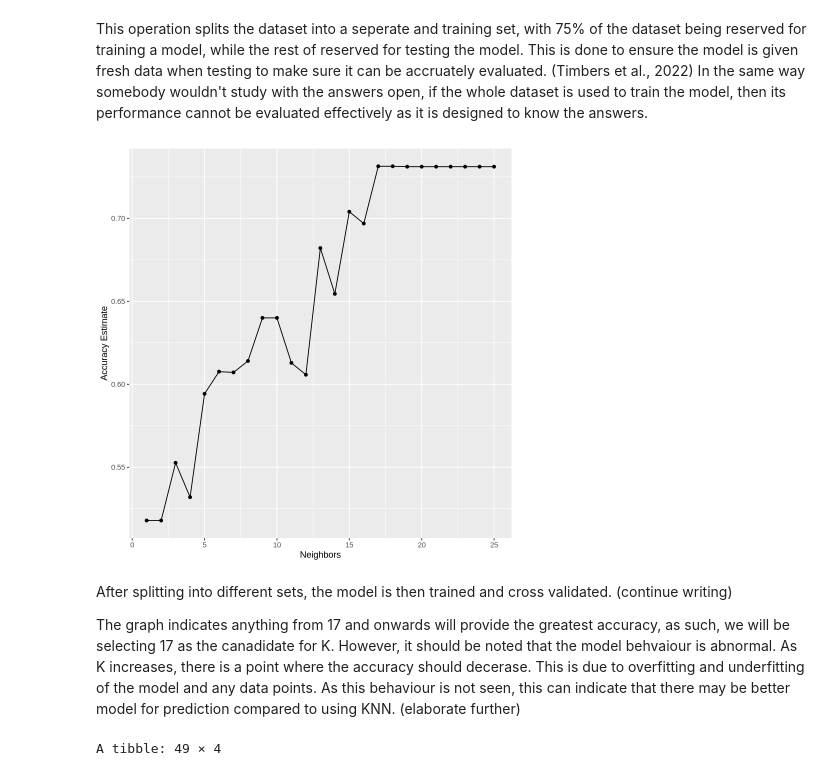
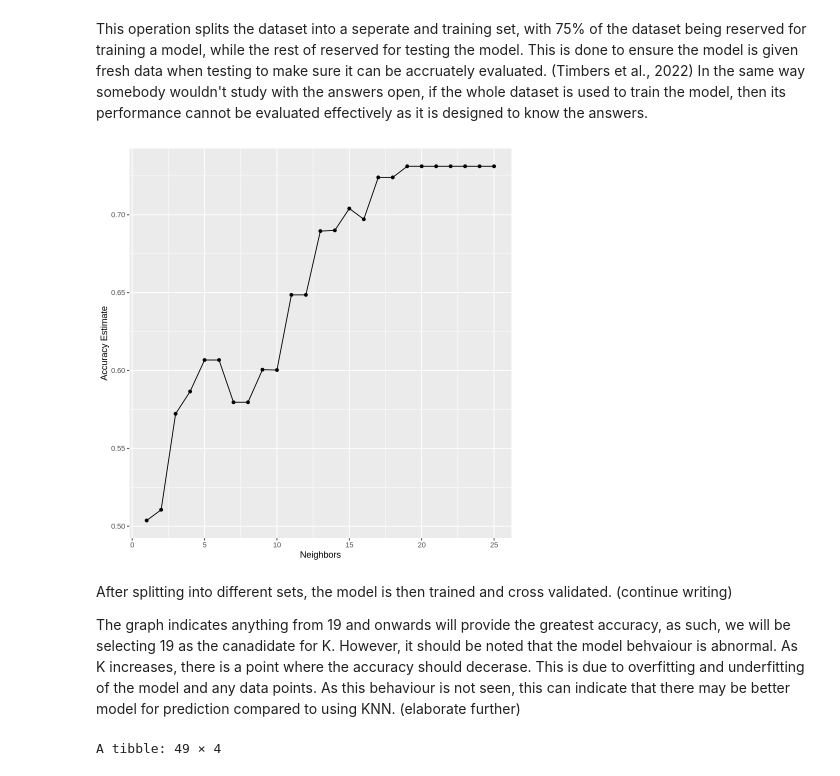
Before and after one commit to Vivian-Bi/ds_final_project, a Jupyter notebook: Final Group Project.ipynb, the cells around one changed output. Drawn from its saved outputs; the diff is of its cells as text; code cells hidden in the pictures.

Commit message:
Added exploratory visualizations, scaled and centered model

```diff
--- a/Final Group Project.ipynb
+++ b/Final Group Project.ipynb
@@ -218,37 +244,40 @@ player_testing <- testing(player_split)
 This operation splits the dataset into a seperate and training set, with 75% of the dataset being reserved for training a model, while the rest of reserved for testing the model. This is done to ensure the model is given fresh data when testing to make sure it can be accruately evaluated. (Timbers et al., 2022) In the same way somebody wouldn't study with the answers open, if the whole dataset is used to train the model, then its performance cannot be evaluated effectively as it is designed to know the answers.
 # %%
 ## Testing and cross-validation for N value
+set.seed(2025)
 
 knn_spec <- nearest_neighbor(weight_func = "rectangular", neighbors = tune()) |>
     set_engine("kknn")|>
     set_mode("classification")
 
-player_recipe <- recipe(subscribe ~ played_hours + Age, data = player_training)
+player_recipe <- recipe(subscribe ~ played_hours + Age, data = player_training) |>
+    step_scale(all_predictors()) |>
+    step_center(all_predictors())
 
 player_vfold <- vfold_cv(player_training, v = 5, strata = subscribe)
 
 k_vals <- tibble(neighbors = seq(from = 1, to = 25, by = 1))
 player_results <- workflow() |>
       add_recipe(player_recipe) |>
       add_model(knn_spec) |>
       tune_grid(resamples = player_vfold, grid = k_vals) |>
       collect_metrics()
 
 accuracies <- player_results |>
      filter(.metric == "accuracy")
 
 cross_val_plot <- ggplot(accuracies, aes(x = neighbors, y = mean))+
       geom_point() +
       geom_line() +
       labs(x = "Neighbors", y = "Accuracy Estimate")
 
 cross_val_plot
 # %% [output]
-[figure, old version]
+[figure, new version]
 # %% [markdown]
 After splitting into different sets, the model is then trained and cross validated. (continue writing)
 
-The graph indicates anything from 17 and onwards will provide the greatest accuracy, as such, we will be selecting 17 as the canadidate for K. However, it should be noted that the model behvaiour is abnormal. As K increases, there is a point where the accuracy should decerase. This is due to overfitting and underfitting of the model and any data points. As this behaviour is not seen, this can indicate that there may be better model for prediction compared to using KNN. (elaborate further)
+The graph indicates anything from 19 and onwards will provide the greatest accuracy, as such, we will be selecting 19 as the canadidate for K. However, it should be noted that the model behvaiour is abnormal. As K increases, there is a point where the accuracy should decerase. This is due to overfitting and underfitting of the model and any data points. As this behaviour is not seen, this can indicate that there may be better model for prediction compared to using KNN. (elaborate further)
 # %%
 ## Setting parameters for the final model
 
```
Also changed, not shown: parts of 3 cells of this notebook.
